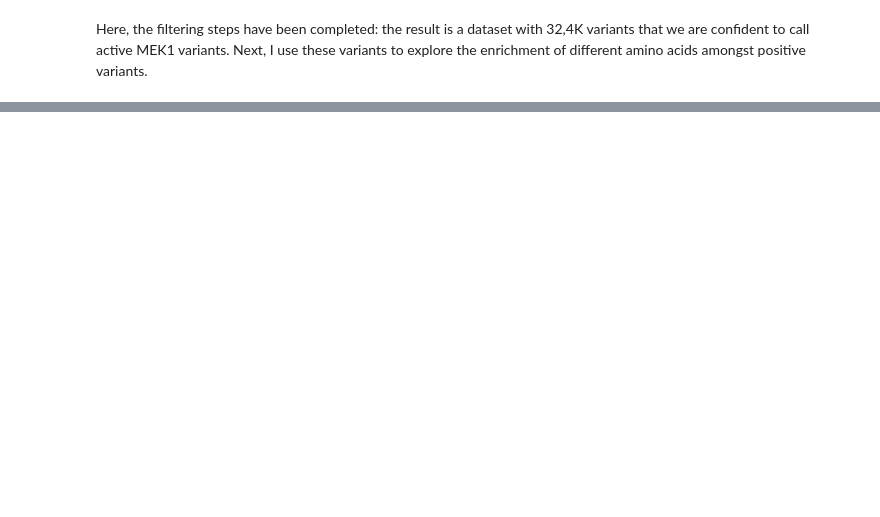
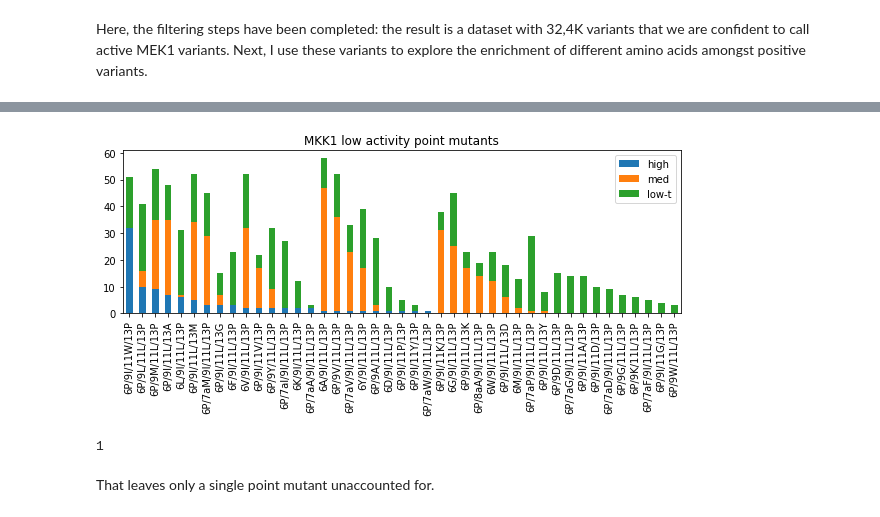
Before and after one commit to MayaPetek/InDelScanner, a Jupyter notebook: Results_Remkes/Filtering_positives.ipynb, the cells around one changed output, grey strips where cells are left out. Saved outputs shown, nothing was run; the diff lists cells and outputs as text; code cells hidden in the pictures; blank space fills up the shorter version.

```diff
--- a/Results_Remkes/Filtering_positives.ipynb
+++ b/Results_Remkes/Filtering_positives.ipynb
@@ -206,0 +313,8 @@ Here, the filtering steps have been completed: the result is a dataset with 32,4
+# %%
+def variant_is_allowed(m_by_pos, pos_aa):
+    if len(m_by_pos) != len(pos_aa):
+        return False
+    for p, aa in m_by_pos.items():
+        if aa not in pos_aa[p]:
+            return False
+    return True
@@ -206,0 +345,15 @@ Here, the filtering steps have been completed: the result is a dataset with 32,4
+# %%
+point_low_df = df_all[df_all.index.isin(single_neg_muts)]
+
+fig, ax = plt.subplots(1, 1,figsize=(10,3))
+point_low_df.plot.bar(stacked=True, ax=ax, title='MKK1 low activity point mutants')
+plt.savefig('Point_mutants_inactive.svg', transparent=True)
+plt.show()
+# %% [output]
+[figure, added]
+# %%
+57-13-43
+# %% [output]
+1
+# %% [markdown]
+That leaves only a single point mutant unaccounted for.
```
Also changed, not shown: parts of 22 cells of this notebook.
